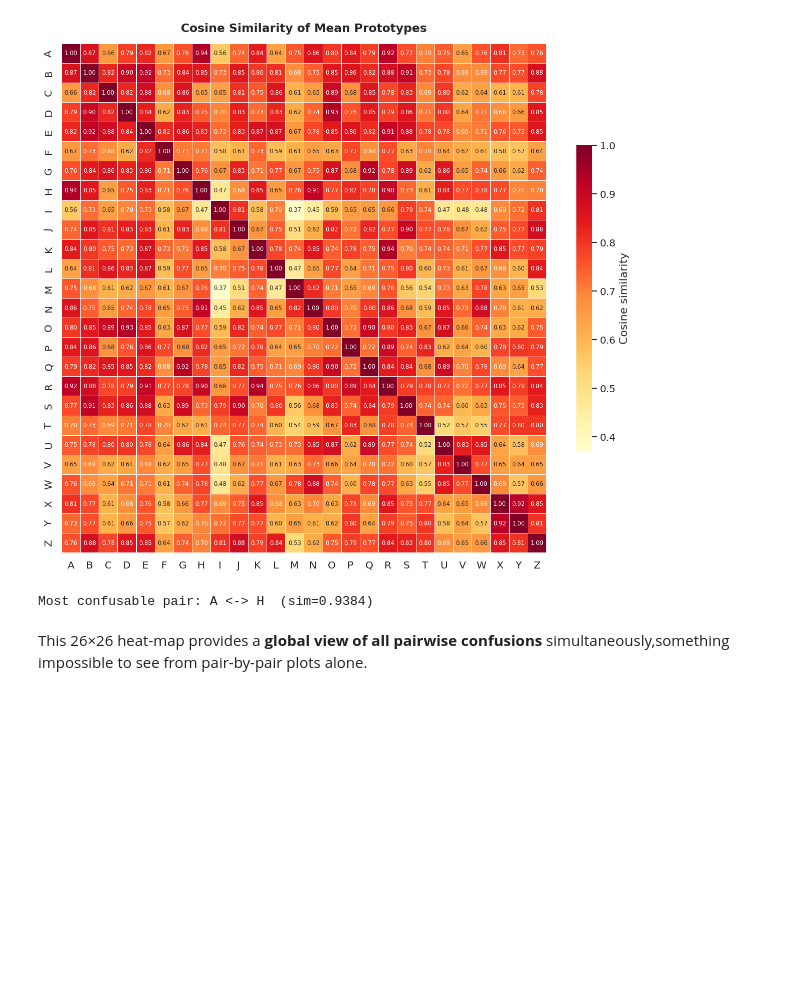
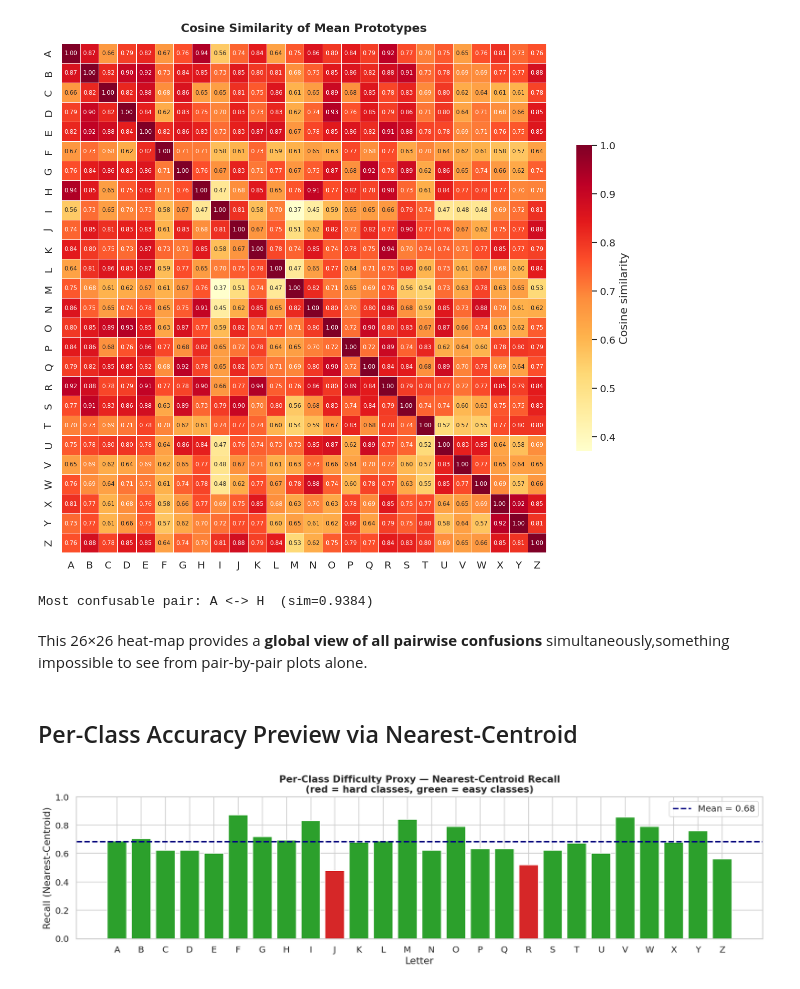
Before and after one commit to mariamhamza3019-star/Handwritten-OCR-Recognition, a Jupyter notebook: notebooks/02_EDA&Visualization.ipynb, the cells around one changed output. Saved outputs shown, nothing was run; the diff lists cells and outputs as text; code cells hidden in the pictures; blank space fills up the shorter version.

Commit message:
added 2 plots

```diff
--- a/notebooks/02_EDA&Visualization.ipynb
+++ b/notebooks/02_EDA&Visualization.ipynb
@@ -393,3 +395,54 @@ print(f'Most confusable pair: {letters[r]} <-> {letters[c]}  (sim={sim_mat[r,c]:
 Most confusable pair: A <-> H  (sim=0.9384)
 # %% [markdown]
 This 26×26 heat-map provides a **global view of all pairwise confusions** simultaneously,something impossible to see from pair-by-pair plots alone.
+# %% [markdown]
+##  Per-Class Accuracy Preview via Nearest-Centroid
+# %%
+# ── E. Nearest-Centroid per-class accuracy ──────────────────────────────────
+from sklearn.neighbors import NearestCentroid
+from sklearn.model_selection import train_test_split
+from sklearn.metrics import classification_report
+import pandas as pd
+
+np.random.seed(0)
+N_PER_CLASS = 500   # cap per class so it runs fast
+
+samp_X, samp_y = [], []
+for cls in range(26):
+    idx  = np.where(labels == cls)[0]
+    pick = np.random.choice(idx, min(N_PER_CLASS, len(idx)), replace=False)
+    samp_X.append(images[pick].reshape(len(pick), -1))
+    samp_y.extend([cls] * len(pick))
+
+samp_X = np.vstack(samp_X)
+samp_y = np.array(samp_y)
+
+X_tr, X_te, y_tr, y_te = train_test_split(samp_X, samp_y,
+                                           test_size=0.25, stratify=samp_y,
+                                           random_state=0)
+
+clf = NearestCentroid()
+clf.fit(X_tr, y_tr)
+y_pred = clf.predict(X_te)
+
+report = classification_report(y_te, y_pred,
+                                target_names=letters, output_dict=True)
+per_class_acc = [report[l]['recall'] for l in letters]
+
+fig, ax = plt.subplots(figsize=(14, 4))
+colours = ['#d62728' if v < 0.55 else '#2ca02c' for v in per_class_acc]
+ax.bar(letters, per_class_acc, color=colours, edgecolor='white')
+ax.axhline(np.mean(per_class_acc), color='navy', lw=2, ls='--',
+           label=f"Mean = {np.mean(per_class_acc):.2f}")
+ax.set_ylim(0, 1)
+ax.set_xlabel('Letter')
+ax.set_ylabel('Recall (Nearest-Centroid)')
+ax.set_title('Per-Class Difficulty Proxy — Nearest-Centroid Recall\n'
+             '(red = hard classes, green = easy classes)')
+ax.legend()
+plt.tight_layout()
+plt.savefig(os.path.join(PLOTS_DIR, "nearestCentroidRecall.png"),
+                dpi=300, bbox_inches='tight')
+plt.show()
+# %% [output]
+[figure, added]
```
Also changed, not shown: parts of 11 cells of this notebook, 15 other files.
